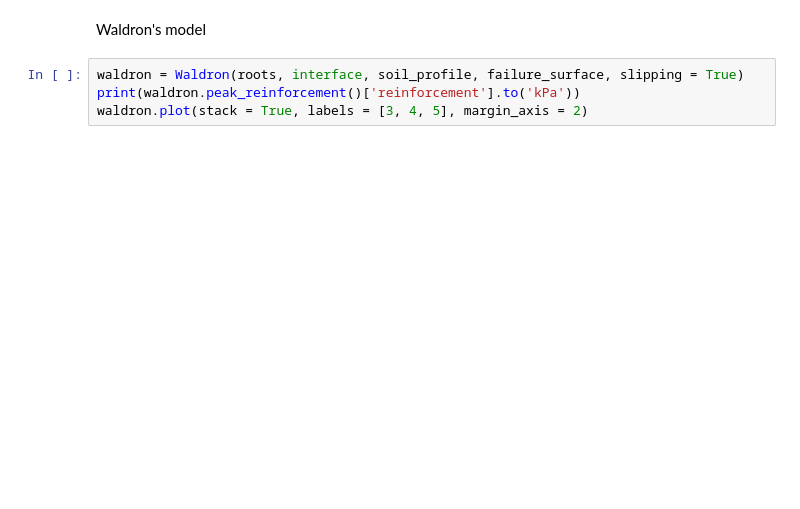
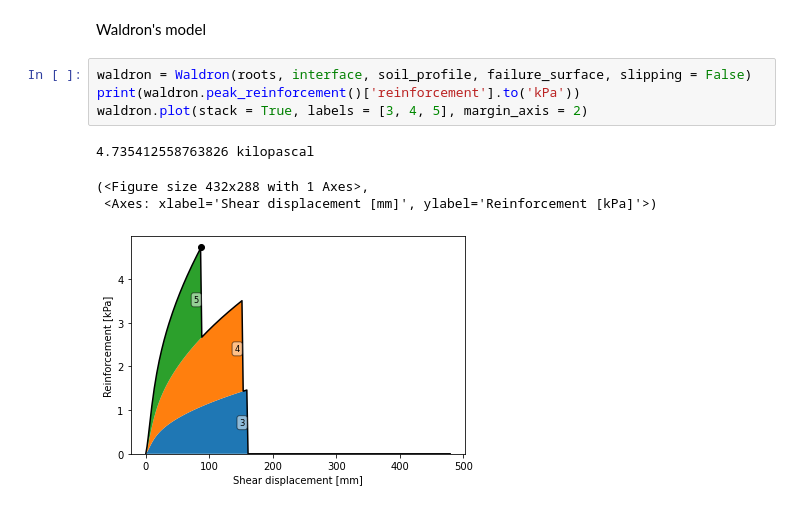
Before and after one commit to rootmemo/pyrootmemo, a Jupyter notebook: sbee2025/notebook_x_maintalk.ipynb, the cells around one changed output. Saved outputs shown, nothing was run; the diff lists cells and outputs as text; blank space fills up the shorter version.

```diff
--- a/sbee2025/notebook_x_maintalk.ipynb
+++ b/sbee2025/notebook_x_maintalk.ipynb
@@ -56,6 +68,11 @@ rbmw.plot(stack = True, labels = [3, 4, 5])
 # %% [markdown]
 Waldron's model
 # %%
-waldron = Waldron(roots, interface, soil_profile, failure_surface, slipping = True)
+waldron = Waldron(roots, interface, soil_profile, failure_surface, slipping = False)
 print(waldron.peak_reinforcement()['reinforcement'].to('kPa'))
 waldron.plot(stack = True, labels = [3, 4, 5], margin_axis = 2)
+# %% [output]
+4.735412558763826 kilopascal
+(<Figure size 432x288 with 1 Axes>,
+ <Axes: xlabel='Shear displacement [mm]', ylabel='Reinforcement [kPa]'>)
+[figure, added]
```
Also changed, not shown: parts of 3 cells of this notebook, 2 other files.
